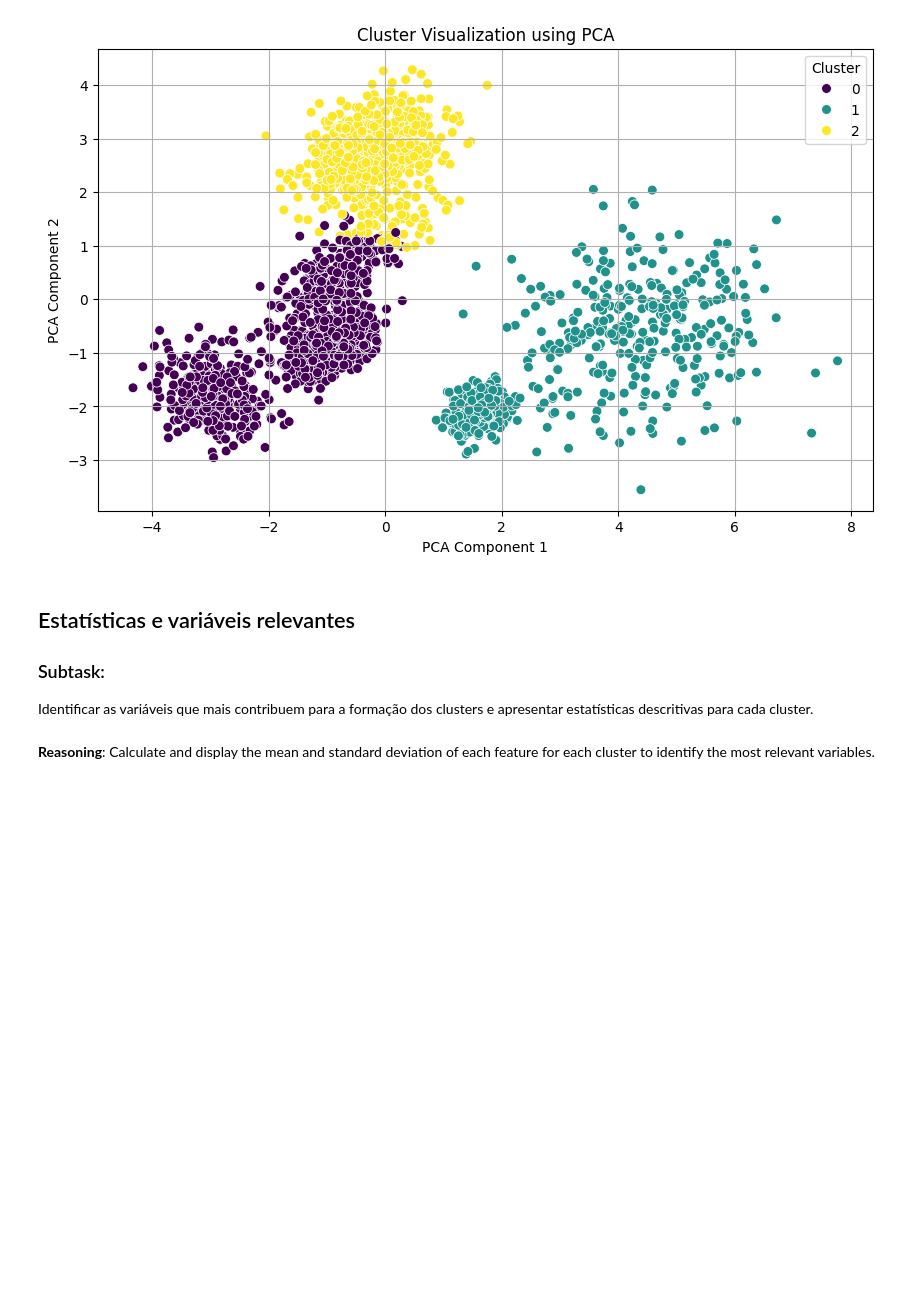
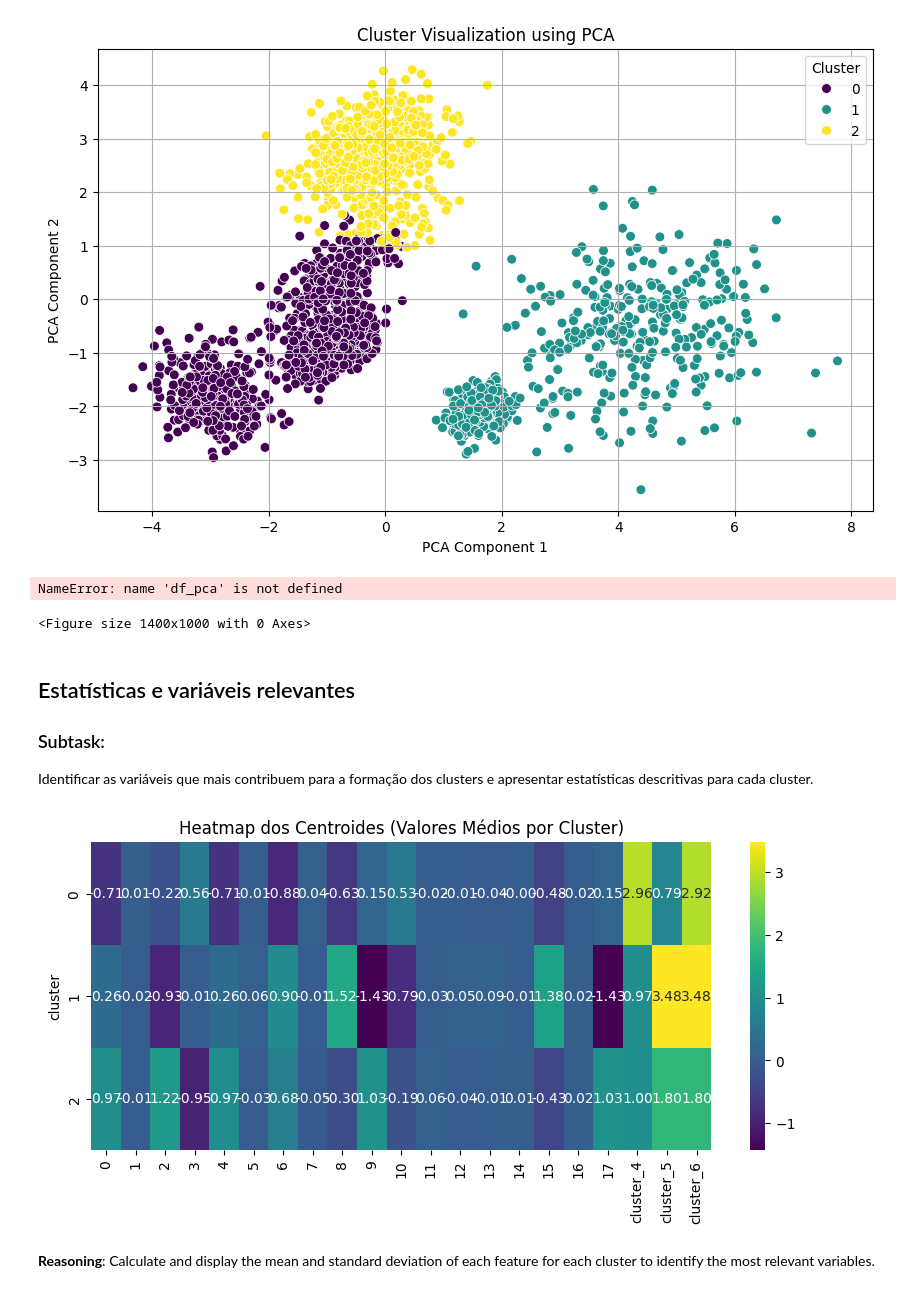
Before and after one commit to estevaoeller/A2T, a Jupyter notebook: EESP_IC_Atividade_03.ipynb, the cells around one changed output. Drawn from its saved outputs; the diff is of its cells as text; code cells hidden in the pictures; blank space fills up the shorter version.

```diff
--- a/EESP_IC_Atividade_03.ipynb
+++ b/EESP_IC_Atividade_03.ipynb
@@ -282,11 +278,41 @@ plt.grid(True)
 plt.show()
 # %% [output]
 [figure]
+# %%
+# Código para adicionar os rótulos ao seu gráfico PCA
+
+# (Primeiro, execute o código de PCA que você já tem para criar o df_pca)
+
+plt.figure(figsize=(14, 10))
+sns.scatterplot(x='PC1', y='PC2', hue='cluster', data=df_pca, palette='viridis', s=150, alpha=0.7)
+
+# Adiciona o nome de cada estado ao lado do ponto
+for i in range(df_pca.shape[0]):
+    plt.text(x=df_pca.PC1[i] + 0.05, y=df_pca.PC2[i], s=df.index[i],
+             fontdict=dict(color='black',size=9))
+
+plt.title('Clusters de Estados por Taxas de Criminalidade (Visualização PCA)')
+plt.xlabel(f'Componente Principal 1 ({pca.explained_variance_ratio_[0]:.1%} da variância)')
+plt.ylabel(f'Componente Principal 2 ({pca.explained_variance_ratio_[1]:.1%} da variância)')
+plt.show()
+# %% [output]
+NameError: name 'df_pca' is not defined
+<Figure size 1400x1000 with 0 Axes>
 # %% [markdown]
 ## Estatísticas e variáveis relevantes
 
 ### Subtask:
 Identificar as variáveis que mais contribuem para a formação dos clusters e apresentar estatísticas descritivas para cada cluster.
+# %%
+# Pega os centroides do seu resultado final
+centroides = df.groupby('cluster').mean()
+
+plt.figure(figsize=(10, 4))
+sns.heatmap(centroides, annot=True, cmap='viridis', fmt='.2f')
+plt.title('Heatmap dos Centroides (Valores Médios por Cluster)')
+plt.show()
+# %% [output]
+[figure, added]
 # %% [markdown]
 **Reasoning**:
 Calculate and display the mean and standard deviation of each feature for each cluster to identify the most relevant variables.
```
Also changed, not shown: parts of 20 cells of this notebook.
